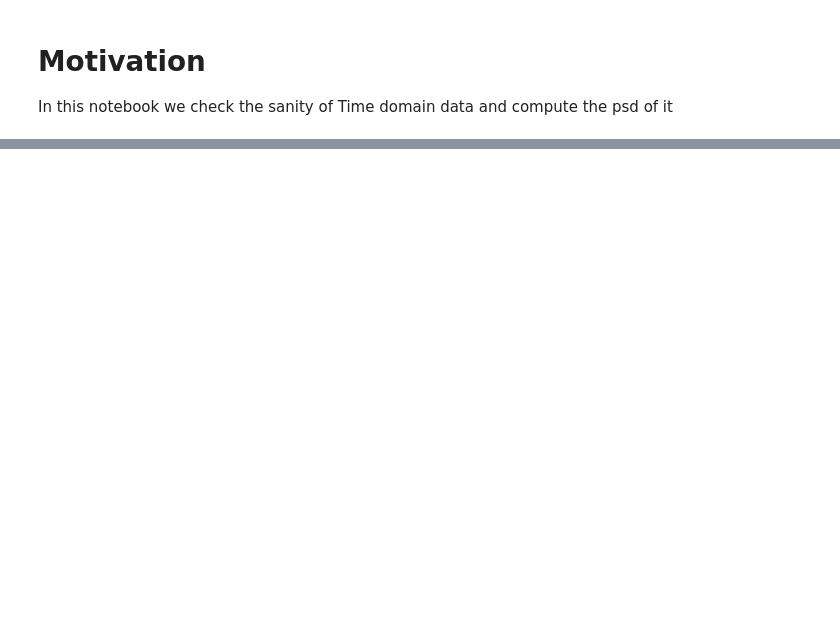
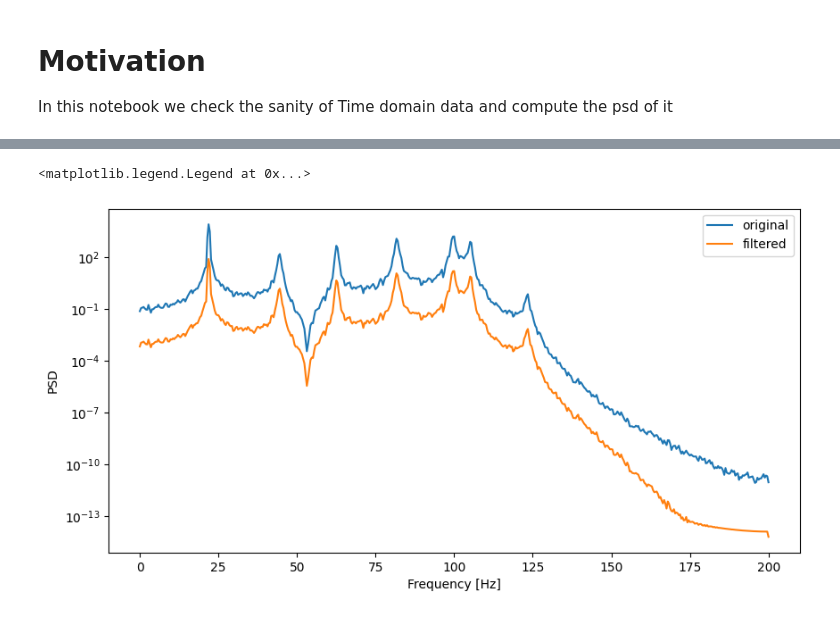
Before and after one commit to YacineBelHadj/PSHM_mdof, a Jupyter notebook: notebooks/testing/psd_computation.ipynb, the cells around one changed output, grey strips where cells are left out. Saved outputs shown, nothing was run; the diff lists cells and outputs as text; code cells hidden in the pictures; blank space fills up the shorter version.

```diff
--- a/notebooks/testing/psd_computation.ipynb
+++ b/notebooks/testing/psd_computation.ipynb
@@ -68,0 +225,28 @@ for i in range(2):
+# %%
+import sqlite3
+import numpy as np
+
+# Connect to database and fetch the TDD_output
+conn = sqlite3.connect(data_base_path)
+c = conn.cursor()
+c.execute("""SELECT TDD_output FROM simulation WHERE anomaly_level = 0""")
+sig = c.fetchone()
+
+# Reshape the output
+TDD_output = np.frombuffer(sig[0], dtype=np.float64)
+TDD_output = TDD_output.reshape((int(n_samples), -1))
+acc_7 = TDD_output[:, 2*8+1]
+# %%
+acc_7_f, rms = preprocess_vibration_data(acc_7, filter_order=4, lpf=150, sampling_frequency=fs)
+f,psd_f= apply_welch(acc_7_f,fs,nperseg=1024)
+f_f,psd = apply_welch(acc_7,fs,nperseg=1024)
+fig,ax = plt.subplots(figsize=(10,5))
+ax.plot(f,psd,label='original')
+ax.plot(f_f,psd_f*rms, label='filtered')
+ax.set_yscale('log')
+ax.set_xlabel('Frequency [Hz]')
+ax.set_ylabel('PSD')
+ax.legend()
+# %% [output]
+<matplotlib.legend.Legend at 0x...>
+[figure, added]
```
Also changed, not shown: parts of 12 cells of this notebook, 40 other files.
